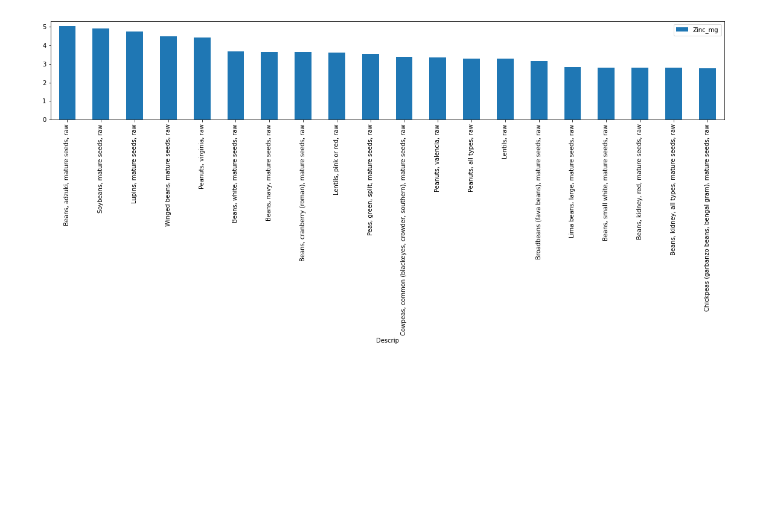
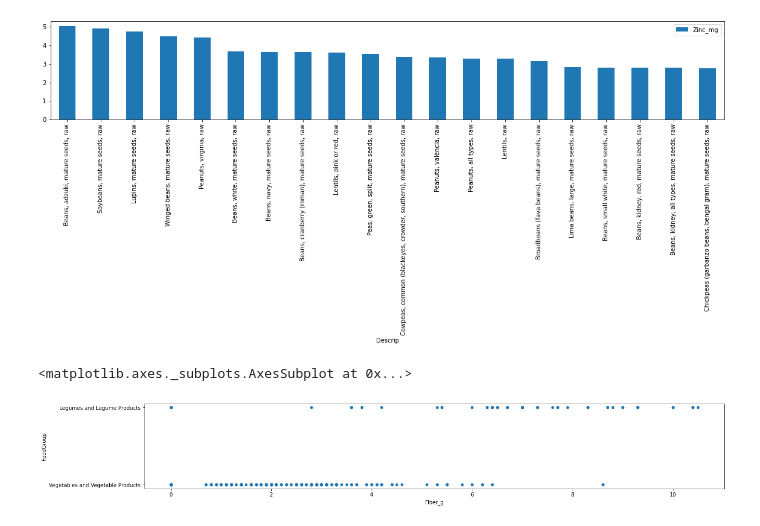
Before and after one commit to deanagan/NBA-Analysis, a Jupyter notebook: test-notebook.ipynb, the cells around one changed output. Cells and saved outputs as stored; diff of their text form; code cells hidden in the pictures; blank space fills up the shorter version.

```diff
--- a/food-notebook.ipynb
+++ b/test-notebook.ipynb
@@ -81,3 +81,22 @@ top_legume_zinc_sources.plot(kind='bar', x='Descrip', y='Zinc_mg')
 plt.savefig('top_legumes.png')
 # %% [output]
 [figure]
+# %%
+
+fiber_foods = pd.read_csv('train.csv')
+fiber_rich_foods = fiber_foods[['Descrip', 'FoodGroup', 'Fiber_g']]
+
+is_a_legume = fiber_rich_foods['FoodGroup'] == 'Legumes and Legume Products'
+is_vegetable = fiber_rich_foods['FoodGroup'] == 'Vegetables and Vegetable Products'
+is_cooked = fiber_rich_foods['Descrip'].str.contains('cooked')
+is_whole_food = ~fiber_rich_foods['Descrip'].str.contains('defatted|flour')
+
+final_criteria = ((is_a_legume | is_vegetable) & is_whole_food & is_cooked)
+# top_legume_zinc_sources = zinc_rich_foods[final_criteria].sort_values('Zinc_mg', ascending=False).head(20)
+#fiber_rich_foods[final_criteria].sort_values('Fiber_g', ascending=False).head(50)
+fiber_rich_foods[final_criteria].plot(kind='scatter', y='FoodGroup', x='Fiber_g')
+
+#plt.savefig('food_group_to_fiber.png')
+# %% [output]
+<matplotlib.axes._subplots.AxesSubplot at 0x...>
+[figure, added]
```
Also changed, not shown: 2 other files.
